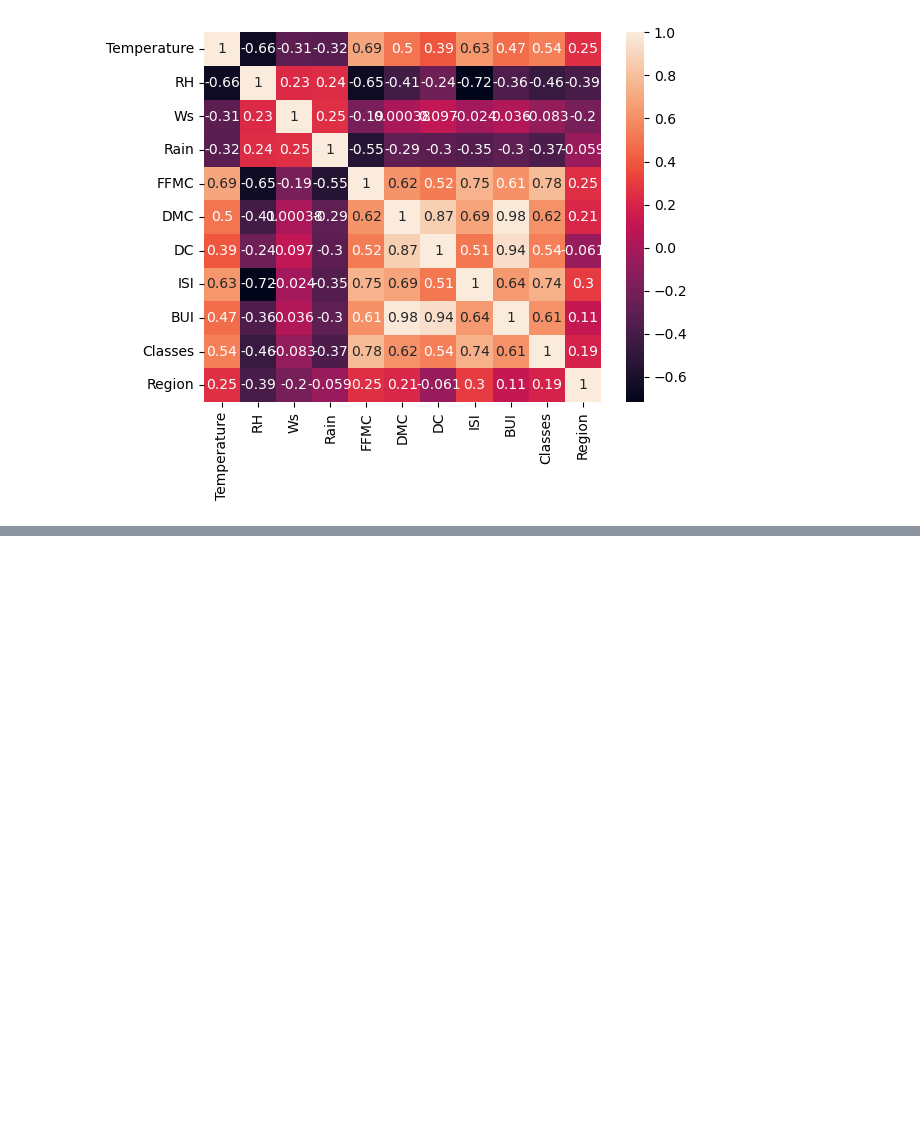
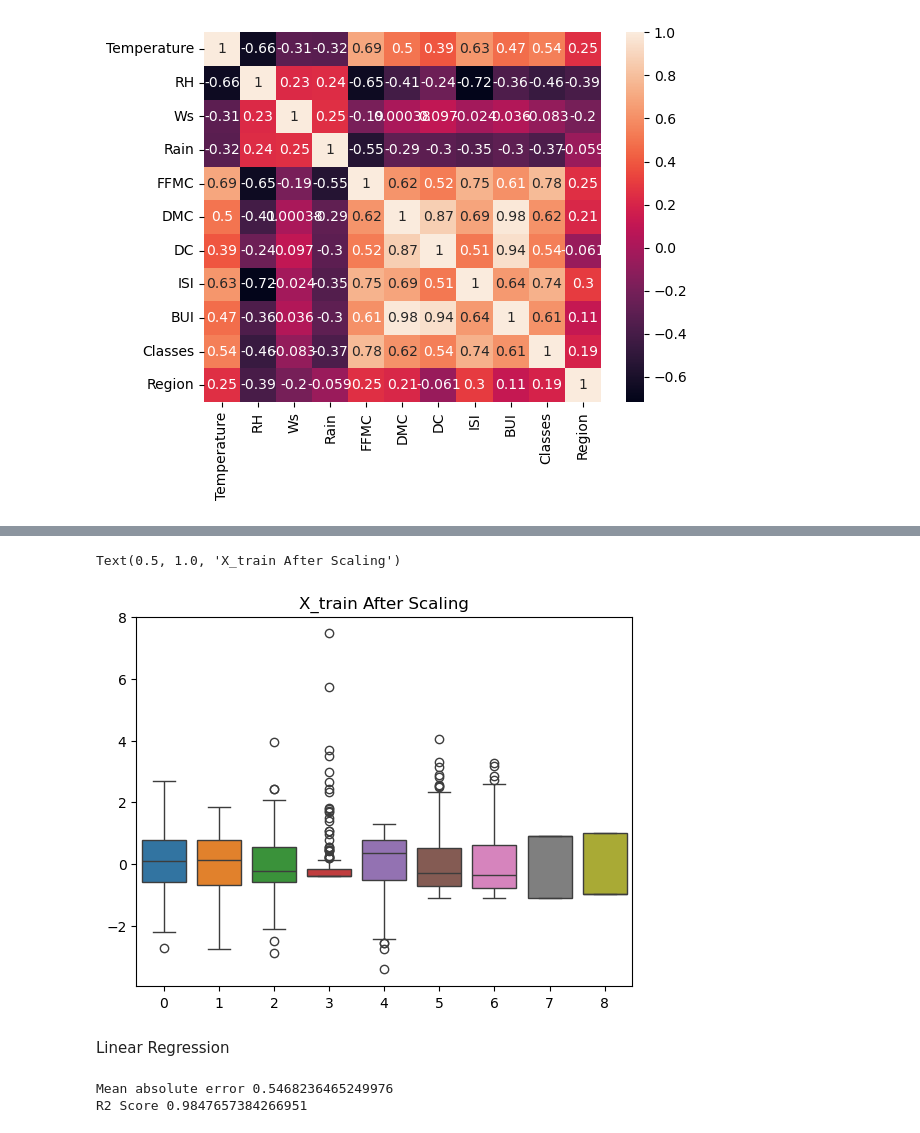
Before and after one commit to SiD10PANDEY/Simple-Linear-Reg, a Jupyter notebook: ModelTraining.ipynb, the cells around one changed output, grey strips where cells are left out. Drawn from its saved outputs; the diff is of its cells as text; code cells hidden in the pictures; blank space fills up the shorter version.

```diff
--- a/ModelTraining.ipynb
+++ b/ModelTraining.ipynb
@@ -112,0 +148,5 @@ sns.heatmap(x_train.corr(),annot=True)
+# %%
+from sklearn.preprocessing import StandardScaler
+scaler=StandardScaler()
+x_train_scaled=scaler.fit_transform(x_train)
+x_test_scaled=scaler.transform(x_test)
@@ -112,0 +175,8 @@ sns.heatmap(x_train.corr(),annot=True)
+# %%
+sns.boxplot(x_train_scaled)
+plt.title('X_train After Scaling')
+# %% [output]
+Text(0.5, 1.0, 'X_train After Scaling')
+[figure, added]
+# %% [markdown]
+Linear Regression
@@ -112,0 +188,10 @@ sns.heatmap(x_train.corr(),annot=True)
+# %%
+from sklearn.metrics import mean_absolute_error
+from sklearn.metrics import r2_score
+mae=mean_absolute_error(y_test,y_pred)
+score=r2_score(y_test,y_pred)
+print("Mean absolute error", mae)
+print("R2 Score", score)
+# %% [output]
+Mean absolute error 0.5468236465249976
+R2 Score 0.9847657384266951
```
Also changed, not shown: parts of 9 cells of this notebook.
